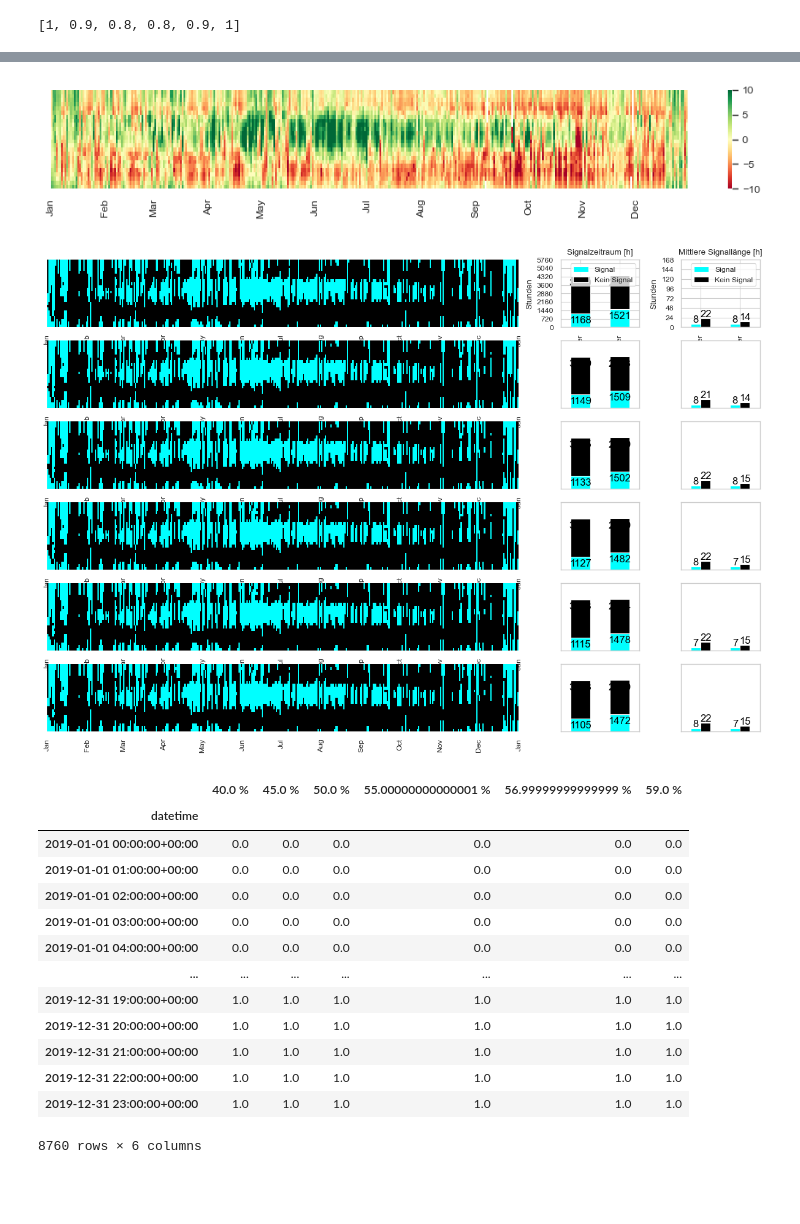
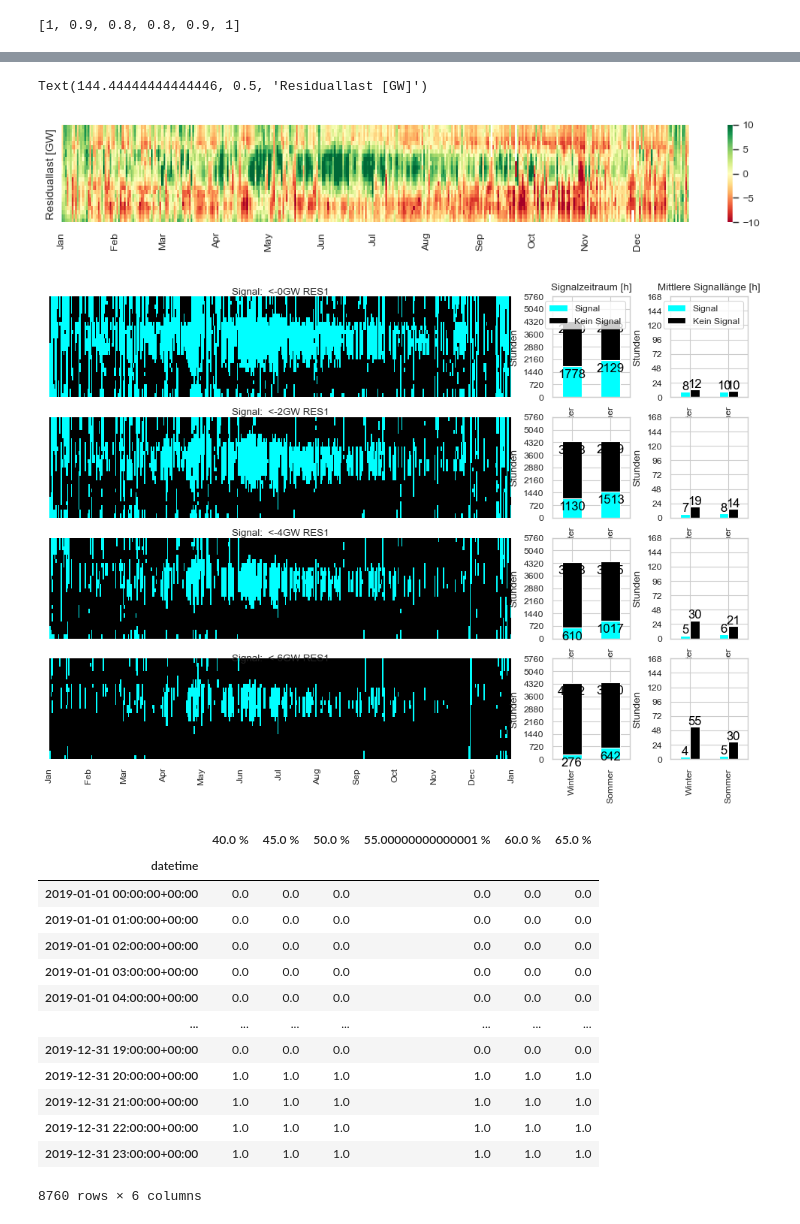
Before and after one commit to simonschaluppe/FLUCCOplus, a Jupyter notebook: notebooks/4.3.2_Szenarien_Residuallast_2.ipynb, the cells around one changed output, grey strips where cells are left out. Cells and saved outputs as stored; diff of their text form; code cells hidden in the pictures; blank space fills up the shorter version.

```diff
--- a/notebooks/4.3.2_Szenarien_Residuallast_2.ipynb
+++ b/notebooks/4.3.2_Szenarien_Residuallast_2.ipynb
@@ -266,23 +266,29 @@ Freq: H, Name: RES1, Length: 8760, dtype: float64
 # %%
-scenario.plot_heatmap(scenario.RES, vmin=-10, vmax=10);
+ax = scenario.plot_heatmap(scenario.RES, vmin=-10, vmax=10);
+ax.set_ylabel("Residuallast [GW]")
 # %% [output]
+Text(144.44444444444446, 0.5, 'Residuallast [GW]')
-[figure, old version]
+[figure, new version]
 # %%
-cutoffs = [0.4,0.45,0.5,0.55,0.57,0.59]
+cutoffs = [0,2,4,6]
 
-fig, ax = plt.subplots(len(cutoffs),3, figsize=(15,10), gridspec_kw={'width_ratios':[6,1,1]})
+fig, ax = plt.subplots(len(cutoffs),3, figsize=(12,6), gridspec_kw={'width_ratios':[6,1,1]})
 signals = pd.DataFrame()
 
 for i, c in enumerate(cutoffs):
-    scenario.define_signal("RES0", separator=c)
-    scenario.plot_signal(ax=ax[i], legend=(True if i == 0 else False))
+    scenario.define_signal("RES1", separator=c)
+    scenario.plot_signal(ax=ax[i],
+                         legend=(True if i == 0 else False),
+                         labels=True,
+                         hmlabels=(True if i == len(cutoffs)-1 else False))
+    ax[i,0].set_title(f"Signal:  <-{c}GW RES1", pad=-2)
     signals[f"{c*100} %"] = scenario.signal
 # %% [output]
-[figure, old version]
+[figure, new version]
 # %%
 signals
 # %% [output]
-|  | 40.0 % | 45.0 % | 50.0 % | 55.00000000000001 % | 56.99999999999999 % | 59.0 % |
+|  | 40.0 % | 45.0 % | 50.0 % | 55.00000000000001 % | 60.0 % | 65.0 % |
 | datetime |  |  |  |  |  |  |
 | 2019-01-01 00:00:00+00:00 | 0.0 | 0.0 | 0.0 | 0.0 | 0.0 | 0.0 |
 | 2019-01-01 01:00:00+00:00 | 0.0 | 0.0 | 0.0 | 0.0 | 0.0 | 0.0 |
@@ -290,7 +296,7 @@ signals
 | 2019-01-01 03:00:00+00:00 | 0.0 | 0.0 | 0.0 | 0.0 | 0.0 | 0.0 |
 | 2019-01-01 04:00:00+00:00 | 0.0 | 0.0 | 0.0 | 0.0 | 0.0 | 0.0 |
 | ... | ... | ... | ... | ... | ... | ... |
-| 2019-12-31 19:00:00+00:00 | 1.0 | 1.0 | 1.0 | 1.0 | 1.0 | 1.0 |
+| 2019-12-31 19:00:00+00:00 | 0.0 | 0.0 | 0.0 | 0.0 | 0.0 | 0.0 |
 | 2019-12-31 20:00:00+00:00 | 1.0 | 1.0 | 1.0 | 1.0 | 1.0 | 1.0 |
 | 2019-12-31 21:00:00+00:00 | 1.0 | 1.0 | 1.0 | 1.0 | 1.0 | 1.0 |
 | 2019-12-31 22:00:00+00:00 | 1.0 | 1.0 | 1.0 | 1.0 | 1.0 | 1.0 |
```
Also changed, not shown: parts of 3 cells of this notebook, 8 other files.
